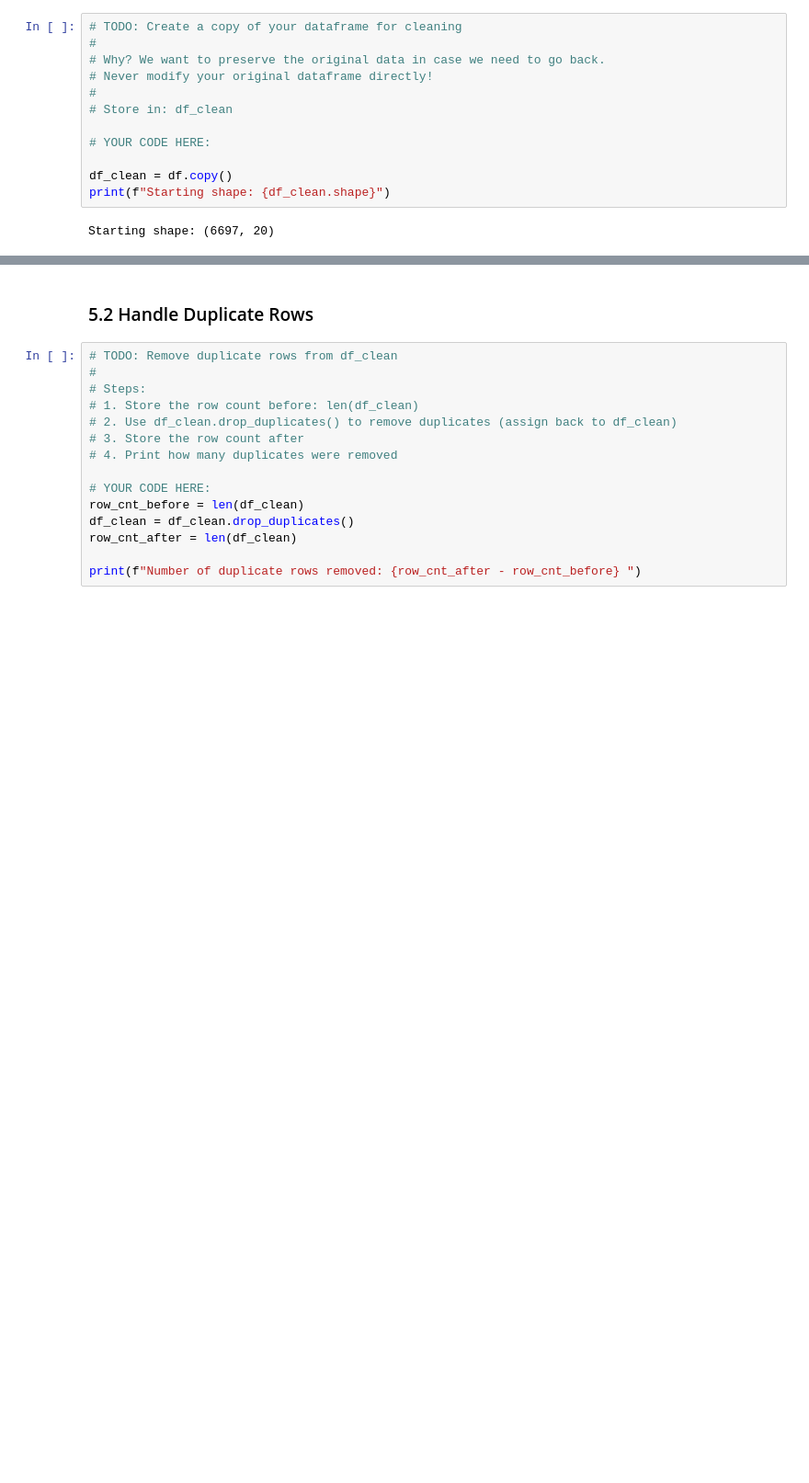
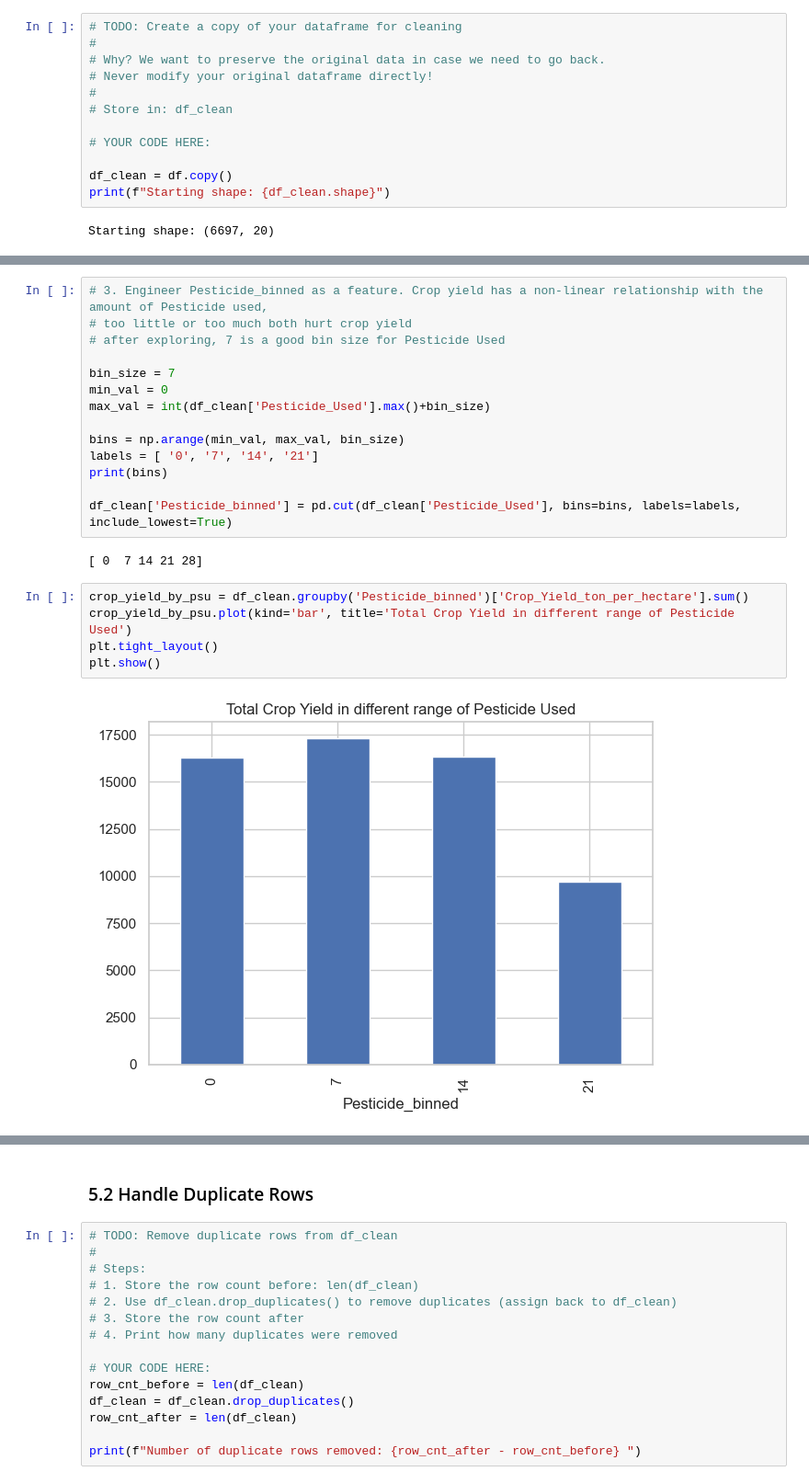
Before and after one commit to wzhu2467/Crop_Yield_Prediction_App, a Jupyter notebook: notebooks/01_problem_statement_and_eda.ipynb, the cells around one changed output, grey strips where cells are left out. Shown at 92% size. Drawn from its saved outputs; the diff is of its cells as text; blank space fills up the shorter version.

```diff
--- a/notebooks/01_problem_statement_and_eda.ipynb
+++ b/notebooks/01_problem_statement_and_eda.ipynb
@@ -875,3 +932,26 @@ Starting shape: (6697, 20)
+# %%
+# 3. Engineer Pesticide_binned as a feature. Crop yield has a non-linear relationship with the amount of Pesticide used,
+# too little or too much both hurt crop yield
+# after exploring, 7 is a good bin size for Pesticide Used
+
+bin_size = 7
+min_val = 0
+max_val = int(df_clean['Pesticide_Used'].max()+bin_size)
+
+bins = np.arange(min_val, max_val, bin_size)
+labels = [ '0', '7', '14', '21']
+print(bins)
+
+df_clean['Pesticide_binned'] = pd.cut(df_clean['Pesticide_Used'], bins=bins, labels=labels, include_lowest=True)
+# %% [output]
+[ 0  7 14 21 28]
+# %%
+crop_yield_by_psu = df_clean.groupby('Pesticide_binned')['Crop_Yield_ton_per_hectare'].sum()
+crop_yield_by_psu.plot(kind='bar', title='Total Crop Yield in different range of Pesticide Used')
+plt.tight_layout()
+plt.show()
+# %% [output]
+[figure, added]
 # %%
 # Identify columns to potentially drop
 print("Columns to consider dropping:")
```
Also changed, not shown: parts of 21 cells of this notebook, 1 other file.
